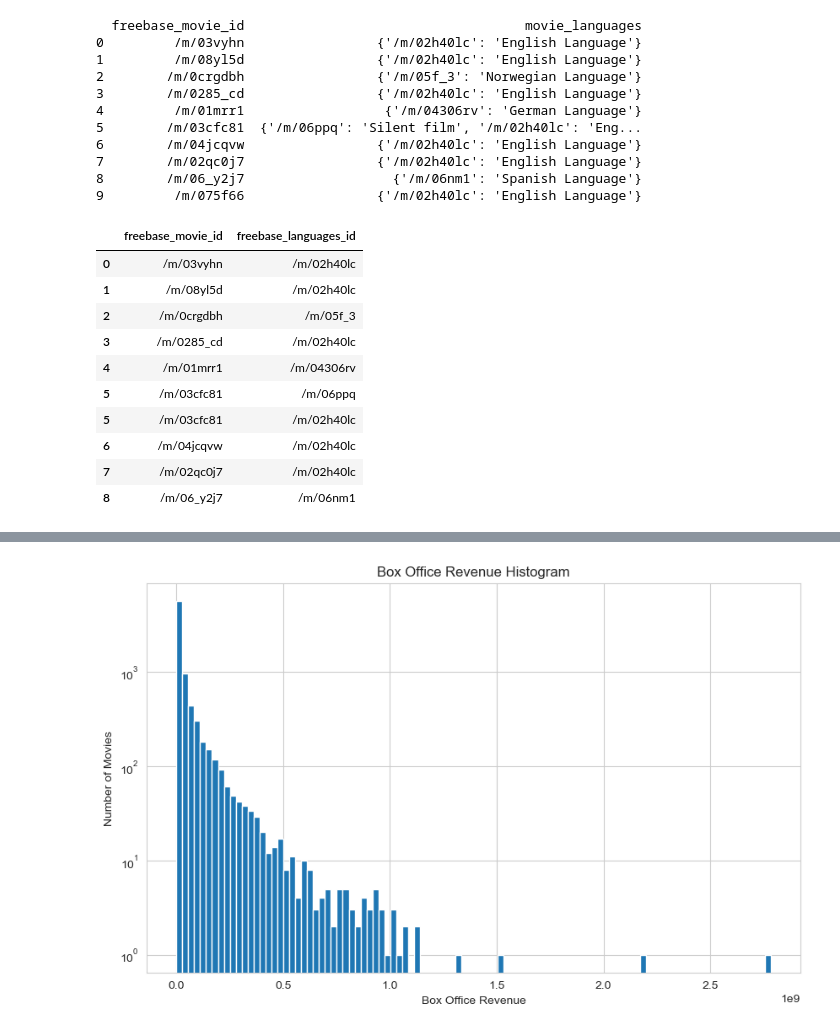
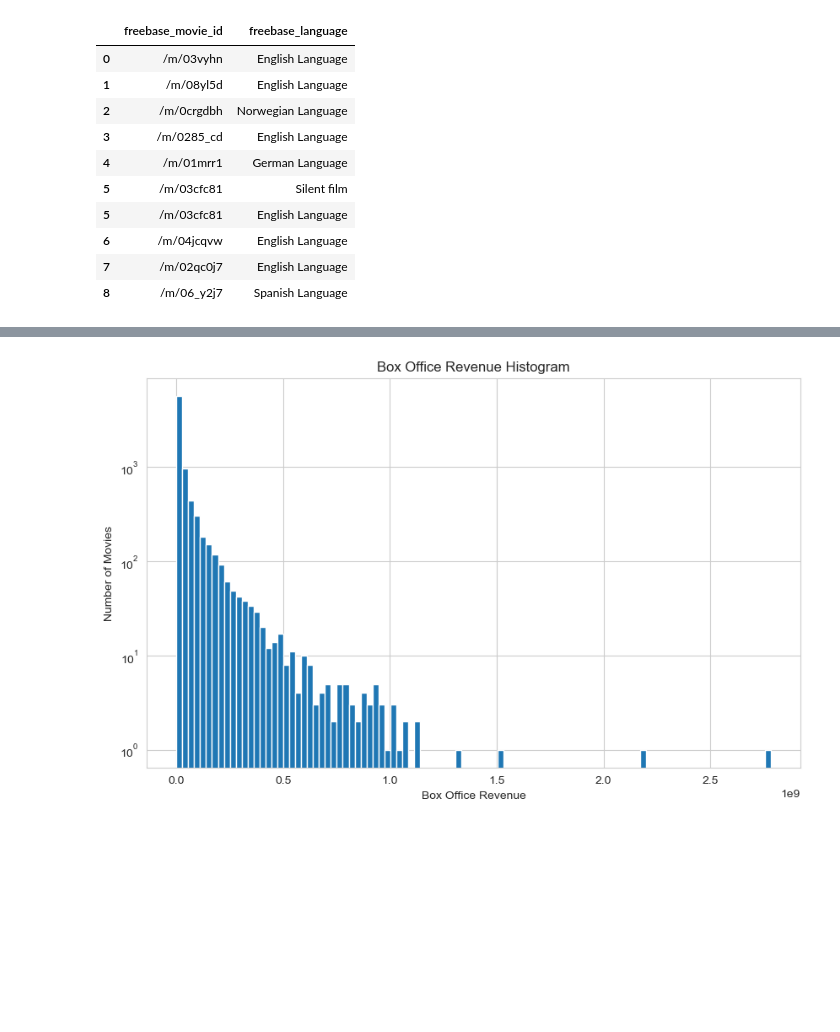
Before and after one commit to epfl-ada/ada-2023-project-adhd2023, a Jupyter notebook: Movies.ipynb, the cells around one changed output, grey strips where cells are left out. Cells and saved outputs as stored; diff of their text form; code cells hidden in the pictures; blank space fills up the shorter version.

```diff
--- a/Movies.ipynb
+++ b/Movies.ipynb
@@ -47,34 +42,23 @@ movie_metadata_df.head(10)
 # %%
 #create a dataframe with only the movie languages
 movie_languages_df = movie_metadata_df[['freebase_movie_id', 'movie_languages']]
 movie_languages_df['movie_languages'] = movie_metadata_df['movie_languages'].apply(json.loads)
-print(movie_languages_df.head(10))
+movie_languages_df['movie_languages'] = movie_languages_df['movie_languages'].apply(lambda x: x.values())
 movie_languages_df = movie_languages_df.explode('movie_languages')
-movie_languages_df.rename(columns={'movie_languages':'freebase_languages_id'}, inplace=True)
+movie_languages_df.rename(columns={'movie_languages':'freebase_language'}, inplace=True)
 movie_languages_df.head(10)
 # %% [output]
-  freebase_movie_id                                    movie_languages
-0         /m/03vyhn                 {'/m/02h40lc': 'English Language'}
-1         /m/08yl5d                 {'/m/02h40lc': 'English Language'}
-2        /m/0crgdbh                 {'/m/05f_3': 'Norwegian Language'}
-3        /m/0285_cd                 {'/m/02h40lc': 'English Language'}
-4         /m/01mrr1                  {'/m/04306rv': 'German Language'}
-5        /m/03cfc81  {'/m/06ppq': 'Silent film', '/m/02h40lc': 'Eng...
-6        /m/04jcqvw                 {'/m/02h40lc': 'English Language'}
-7        /m/02qc0j7                 {'/m/02h40lc': 'English Language'}
-8        /m/06_y2j7                   {'/m/06nm1': 'Spanish Language'}
-9         /m/075f66                 {'/m/02h40lc': 'English Language'}
-|  | freebase_movie_id | freebase_languages_id |
-| 0 | /m/03vyhn | /m/02h40lc |
-| 1 | /m/08yl5d | /m/02h40lc |
-| 2 | /m/0crgdbh | /m/05f_3 |
-| 3 | /m/0285_cd | /m/02h40lc |
-| 4 | /m/01mrr1 | /m/04306rv |
-| 5 | /m/03cfc81 | /m/06ppq |
-| 5 | /m/03cfc81 | /m/02h40lc |
-| 6 | /m/04jcqvw | /m/02h40lc |
-| 7 | /m/02qc0j7 | /m/02h40lc |
-| 8 | /m/06_y2j7 | /m/06nm1 |
+|  | freebase_movie_id | freebase_language |
+| 0 | /m/03vyhn | English Language |
+| 1 | /m/08yl5d | English Language |
+| 2 | /m/0crgdbh | Norwegian Language |
+| 3 | /m/0285_cd | English Language |
+| 4 | /m/01mrr1 | German Language |
+| 5 | /m/03cfc81 | Silent film |
+| 5 | /m/03cfc81 | English Language |
+| 6 | /m/04jcqvw | English Language |
+| 7 | /m/02qc0j7 | English Language |
+| 8 | /m/06_y2j7 | Spanish Language |
 # %%
 #create a dataframe with only the movie countries
 movie_countries_df = movie_metadata_df[['freebase_movie_id', 'movie_countries']]
```
Also changed, not shown: parts of 19 cells of this notebook, 7 other files.
